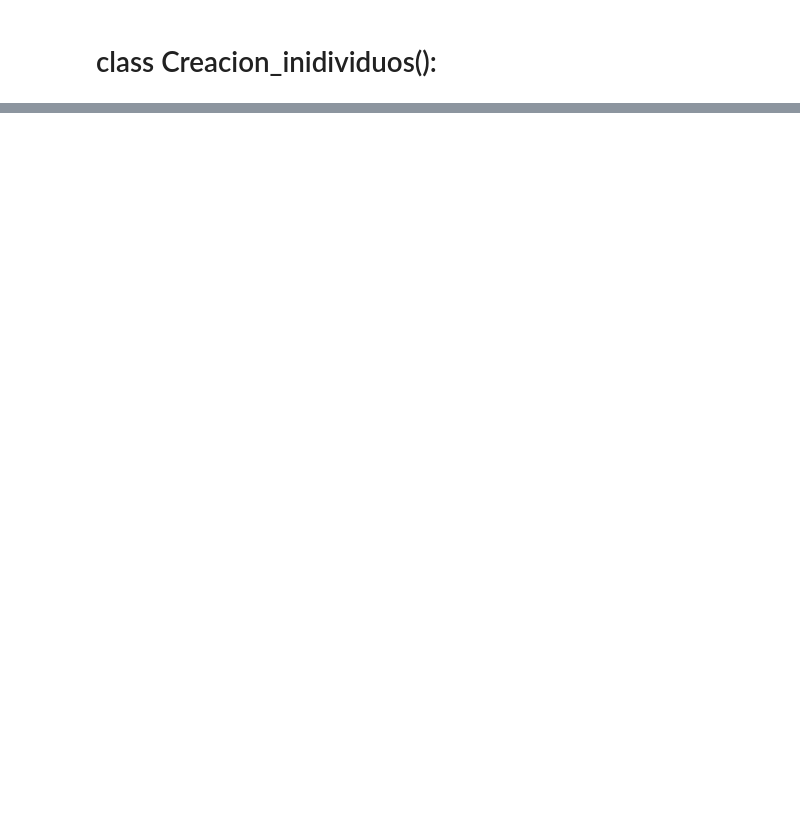
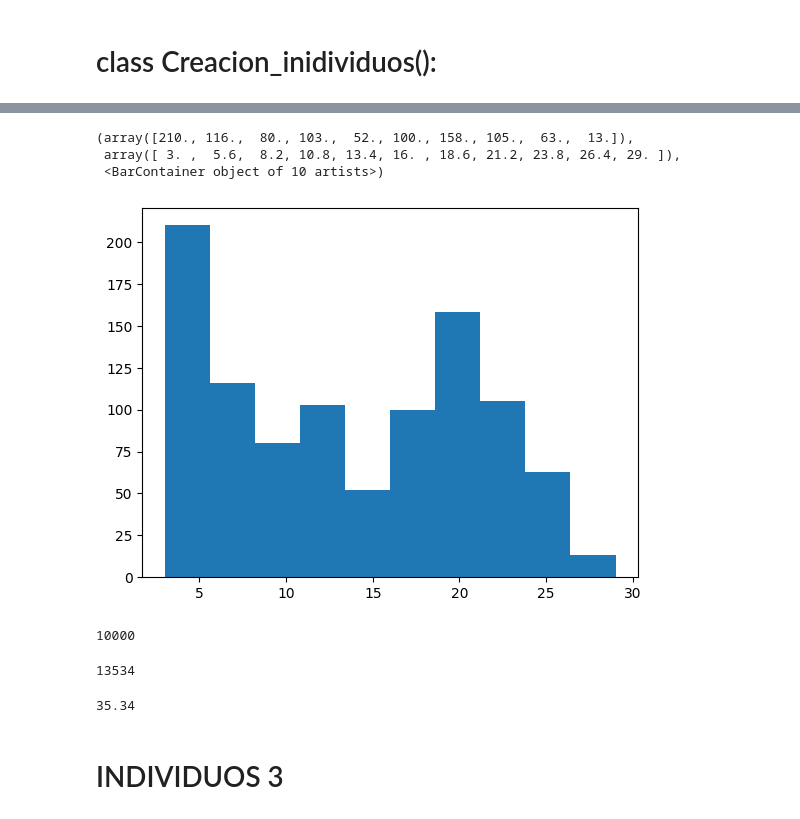
Before and after one commit to tintenderete/TFM, a Jupyter notebook: individuos2.ipynb, the cells around one changed output, grey strips where cells are left out. Cells and saved outputs as stored; diff of their text form; code cells hidden in the pictures; blank space fills up the shorter version.

```diff
--- a/individuos2.ipynb
+++ b/individuos2.ipynb
@@ -202,0 +172,26 @@ new_m_dim: (None, 3)
+# %%
+plt.hist(model_layers_totales)
+# %% [output]
+(array([210., 116.,  80., 103.,  52., 100., 158., 105.,  63.,  13.]),
+ array([ 3. ,  5.6,  8.2, 10.8, 13.4, 16. , 18.6, 21.2, 23.8, 26.4, 29. ]),
+ <BarContainer object of 10 artists>)
+[figure, added]
+# %%
+"""
+tengo 1000 individuos con 10 capas cada uno deberia ver:
+"""
+1000 * 10 # capas
+# %% [output]
+10000
+# %%
+# cantidad de layers entre todos los modelos
+sum(model_layers_totales)
+# %% [output]
+13534
+# %%
+# % capas redimension
+(13534 * 100) / 10000 - 100
+# %% [output]
+35.34
+# %% [markdown]
+# INDIVIDUOS 3
```
Also changed, not shown: parts of 13 cells of this notebook.
